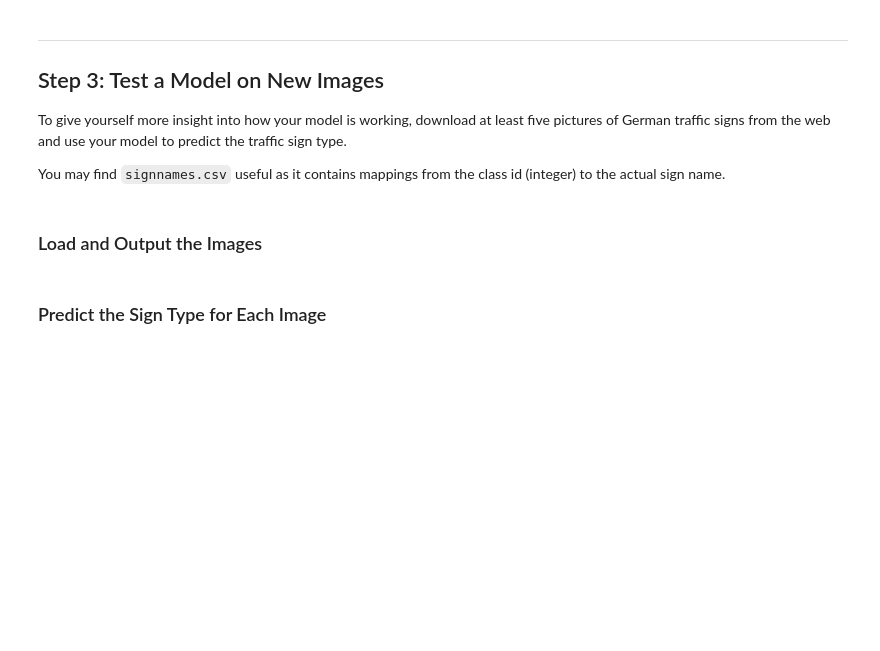
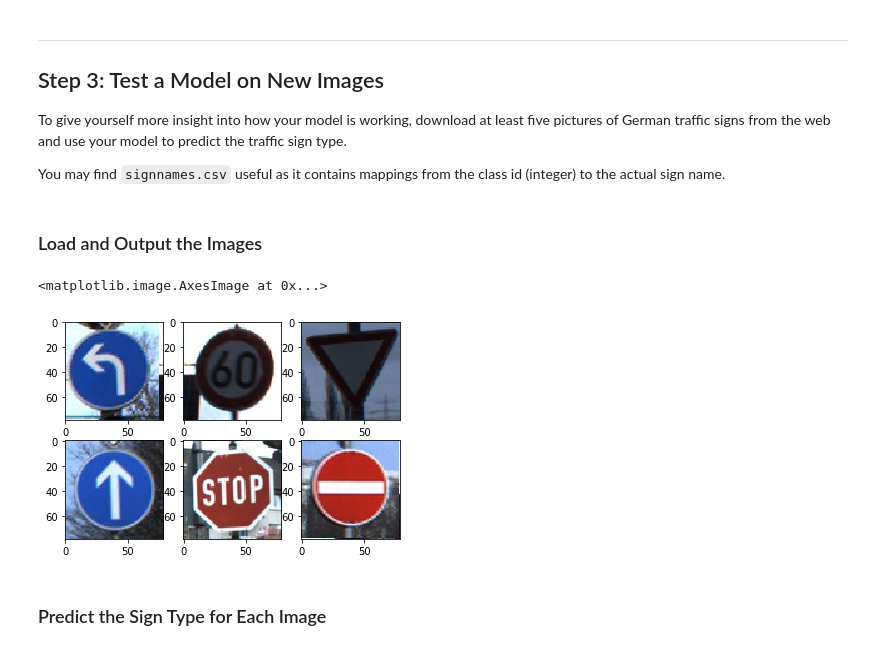
Before and after one commit to HenriHeinonen/CarND-Traffic-Sign-Classifier-Project, a Jupyter notebook: Traffic_Sign_Classifier.ipynb, the cells around one changed output. Cells and saved outputs as stored; diff of their text form; code cells hidden in the pictures; blank space fills up the shorter version.

Commit message:
Plotted the random traffic sign images.

```diff
--- a/Traffic_Sign_Classifier.ipynb
+++ b/Traffic_Sign_Classifier.ipynb
@@ -384,3 +381,28 @@ You may find `signnames.csv` useful as it contains mappings from the class id (i
+# %%
+### Load the images and plot them here.
+### Feel free to use as many code cells as needed.
+import matplotlib.image as mpimg
+img1=mpimg.imread('1.jpg')
+plt.subplot(231)
+plt.imshow(img1)
+img2=mpimg.imread('2.jpg')
+plt.subplot(232)
+plt.imshow(img2)
+img3=mpimg.imread('3.jpg')
+plt.subplot(233)
+plt.imshow(img3)
+img4=mpimg.imread('4.jpg')
+plt.subplot(234)
+plt.imshow(img4)
+img5=mpimg.imread('5.jpg')
+plt.subplot(235)
+plt.imshow(img5)
+img6=mpimg.imread('6.jpg')
+plt.subplot(236)
+plt.imshow(img6)
+# %% [output]
+<matplotlib.image.AxesImage at 0x...>
+[figure, added]
 # %% [markdown]
 ### Predict the Sign Type for Each Image
 # %%
```
Also changed, not shown: parts of 1 cell of this notebook.
